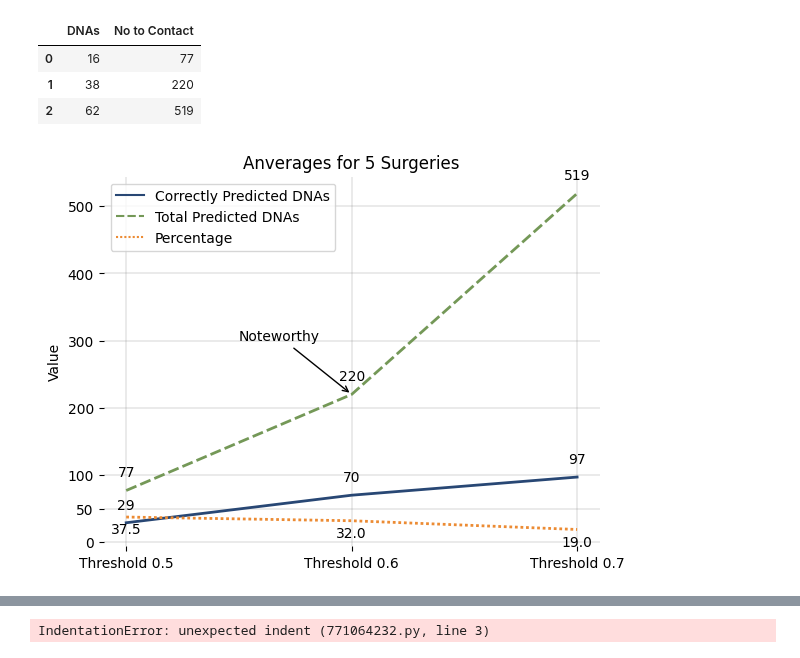
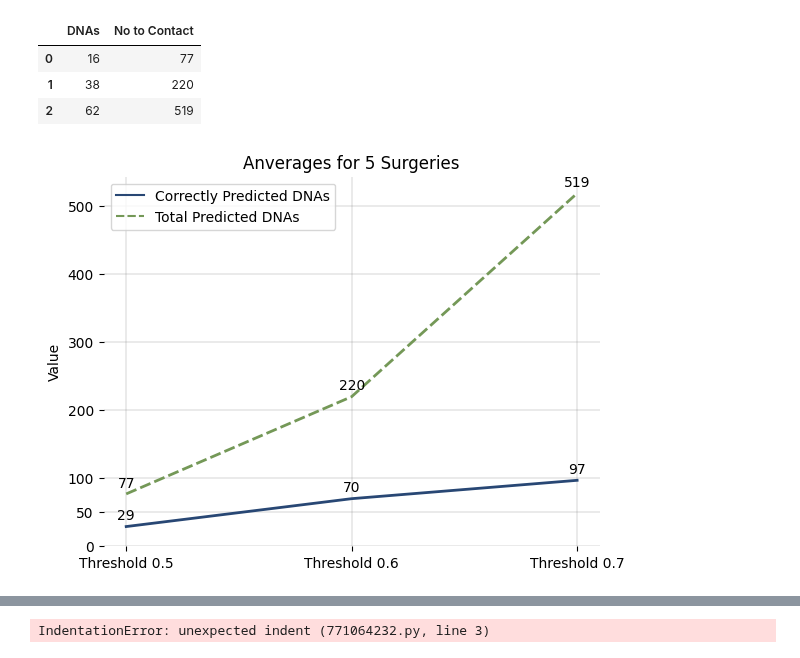
Before and after one commit to janduplessis883/project-showupforhealth, a Jupyter notebook: notebooks/Prediction-percentage-plots.ipynb, the cells around one changed output, grey strips where cells are left out. Drawn from its saved outputs; the diff is of its cells as text; code cells hidden in the pictures.

```diff
--- a/notebooks/Prediction-percentage-plots.ipynb
+++ b/notebooks/Prediction-percentage-plots.ipynb
@@ -95,47 +95,40 @@ import matplotlib.pyplot as plt
 data3 = {
   'Correctly Predicted DNAs': [29, 70, 97],
   'Total Predicted DNAs': [77, 220, 519],
-    'Percentage': [37.5, 32, 19],
 
 }
 
 df3 = pd.DataFrame(data3)
 
 # Create the lineplot
 sns.lineplot(data=df3, palette=["#284774", "#749857", "#ec8b33"], linewidth=2)
 
 # Add grid
 plt.grid(axis='both', visible=True, linewidth=0.25, color='#878787')
 
 # Add y-ticks
 plt.yticks([0,50,100,200,300,400,500])
 plt.xticks([0, 1, 2], ['Threshold 0.5', 'Threshold 0.6', 'Threshold 0.7'])
 
 # Add title and labels
 plt.title("Anverages for 5 Surgeries")
 plt.ylabel("Value")
 
 # Annotate specific points (for the 'DNAs' line)
 for i, value in enumerate(df3['Correctly Predicted DNAs']):
-  plt.annotate(f"{value}", (i, value), textcoords="offset points", xytext=(0,10), ha='center')
+  plt.annotate(f"{value}", (i, value), textcoords="offset points", xytext=(0,5), ha='center')
 
 # Annotate specific points (for the 'No to Contact' line)
 for i, value in enumerate(df3['Total Predicted DNAs']):
-  plt.annotate(f"{value}", (i, value), textcoords="offset points", xytext=(0,10), ha='center')
+  plt.annotate(f"{value}", (i, value), textcoords="offset points", xytext=(0,5), ha='center')
 
-# Annotate specific points (for the 'No to Contact' line)
-for i, value in enumerate(df3['Percentage']):
-  plt.annotate(f"{value}", (i, value), textcoords="offset points", xytext=(0,-12), ha='center')
 
-# Custom text annotation
-plt.annotate('Noteworthy', xy=(1, 220), xytext=(0.5, 300),
-             arrowprops=dict(facecolor='#c5c5c5', arrowstyle='->'),
-             fontsize=10)
+
 ax = plt.gca()  # Get the current Axes instance
 ax.spines['top'].set_visible(False)
 ax.spines['right'].set_visible(False)
 ax.spines['left'].set_visible(False)
 ax.spines['bottom'].set_visible(False)
 plt.show()
 # %% [output]
-[figure, old version]
+[figure, new version]
```
Also changed, not shown: parts of 1 cell of this notebook, 5 other files.
